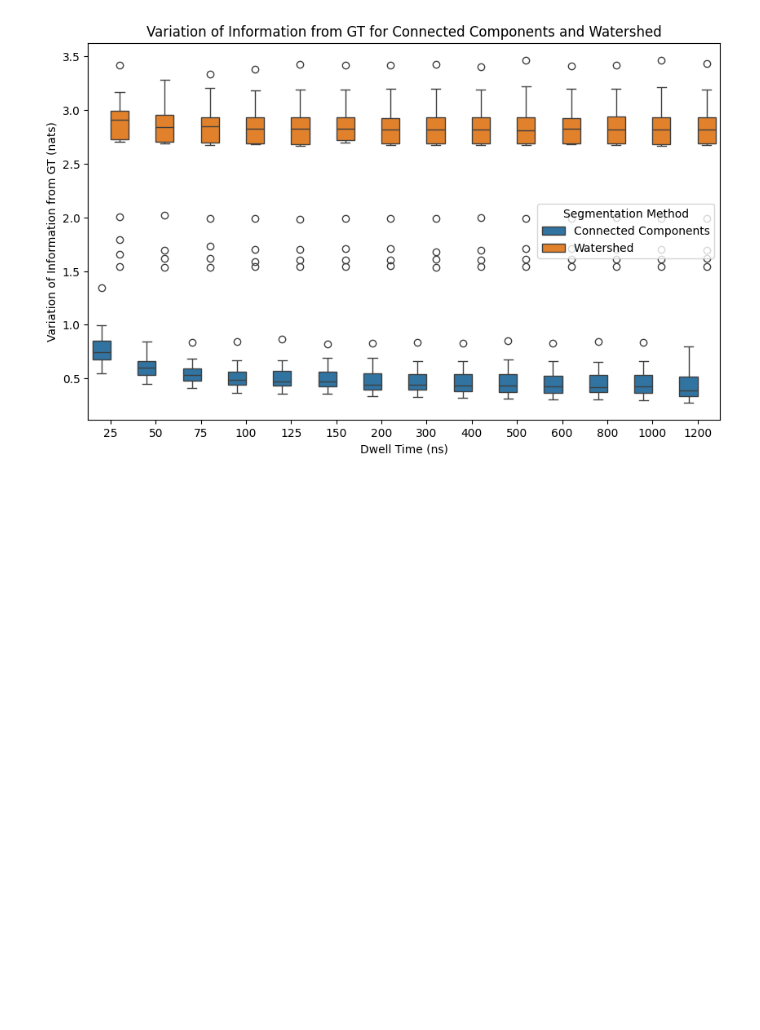
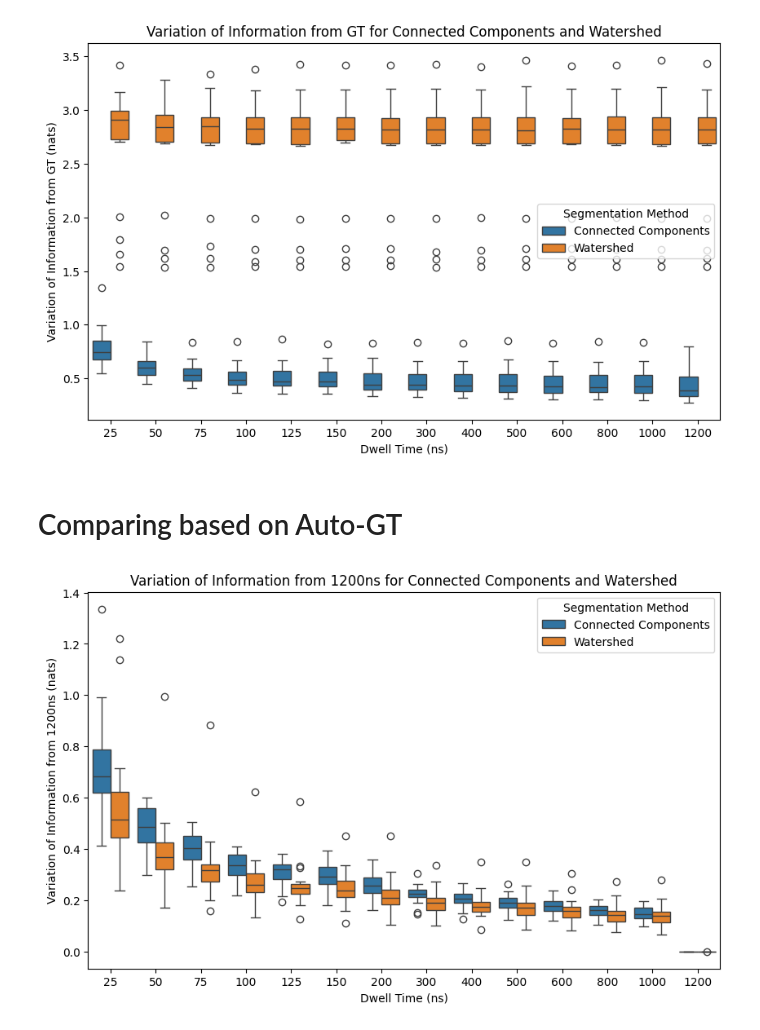
Before and after one commit to cfpark00/SmartEM, a Jupyter notebook: experiments/compare_hybridGT_segmentation.ipynb, the cells around one changed output. Cells and saved outputs as stored; diff of their text form; code cells hidden in the pictures; blank space fills up the shorter version.

Commit message:
Comparing Auto-GT as well

```diff
--- a/experiments/compare_hybridGT_segmentation.ipynb
+++ b/experiments/compare_hybridGT_segmentation.ipynb
@@ -101,3 +101,22 @@ plt.title("Variation of Information from GT for Connected Components and Watersh
 plt.show()
 # %% [output]
 [figure]
+# %% [markdown]
+# Comparing based on Auto-GT
+# %%
+methods = ['Connected Components'] * len(data_dwts_cc) + ['Watershed'] * len(data_dwts_watershed)
+
+data = {
+    "Dwell Time (ns)": data_dwts_cc + data_dwts_watershed,
+    "Variation of Information from 1200ns (nats)": data_hdt_vois_cc + data_hdt_vois_watershed,
+    "Segmentation Method": methods
+}
+
+df = pd.DataFrame(data=data)
+
+plt.figure(figsize=(10, 6))
+sns.boxplot(x="Dwell Time (ns)", y="Variation of Information from 1200ns (nats)", hue="Segmentation Method", data=df)
+plt.title("Variation of Information from 1200ns for Connected Components and Watershed")
+plt.show()
+# %% [output]
+[figure, added]
```
